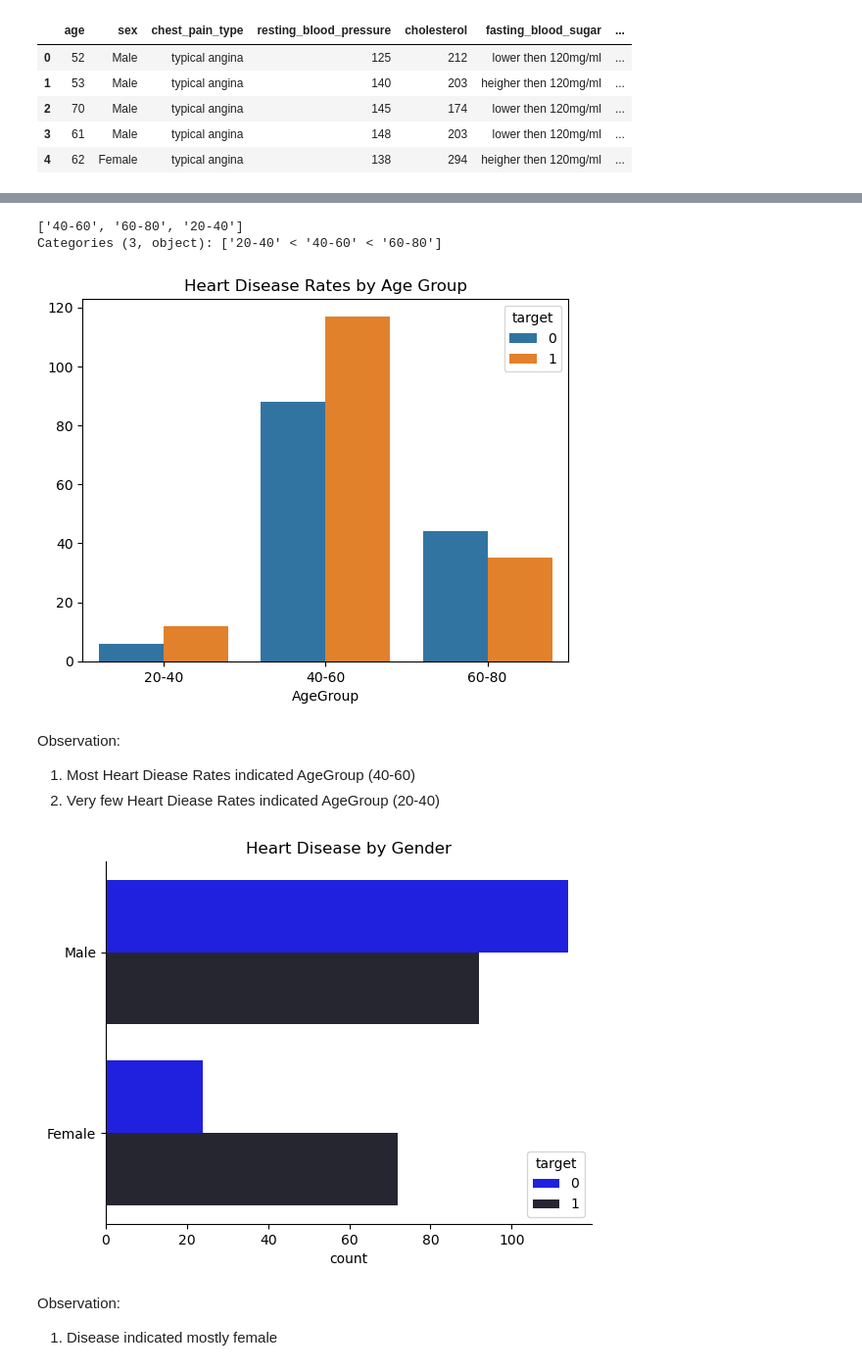
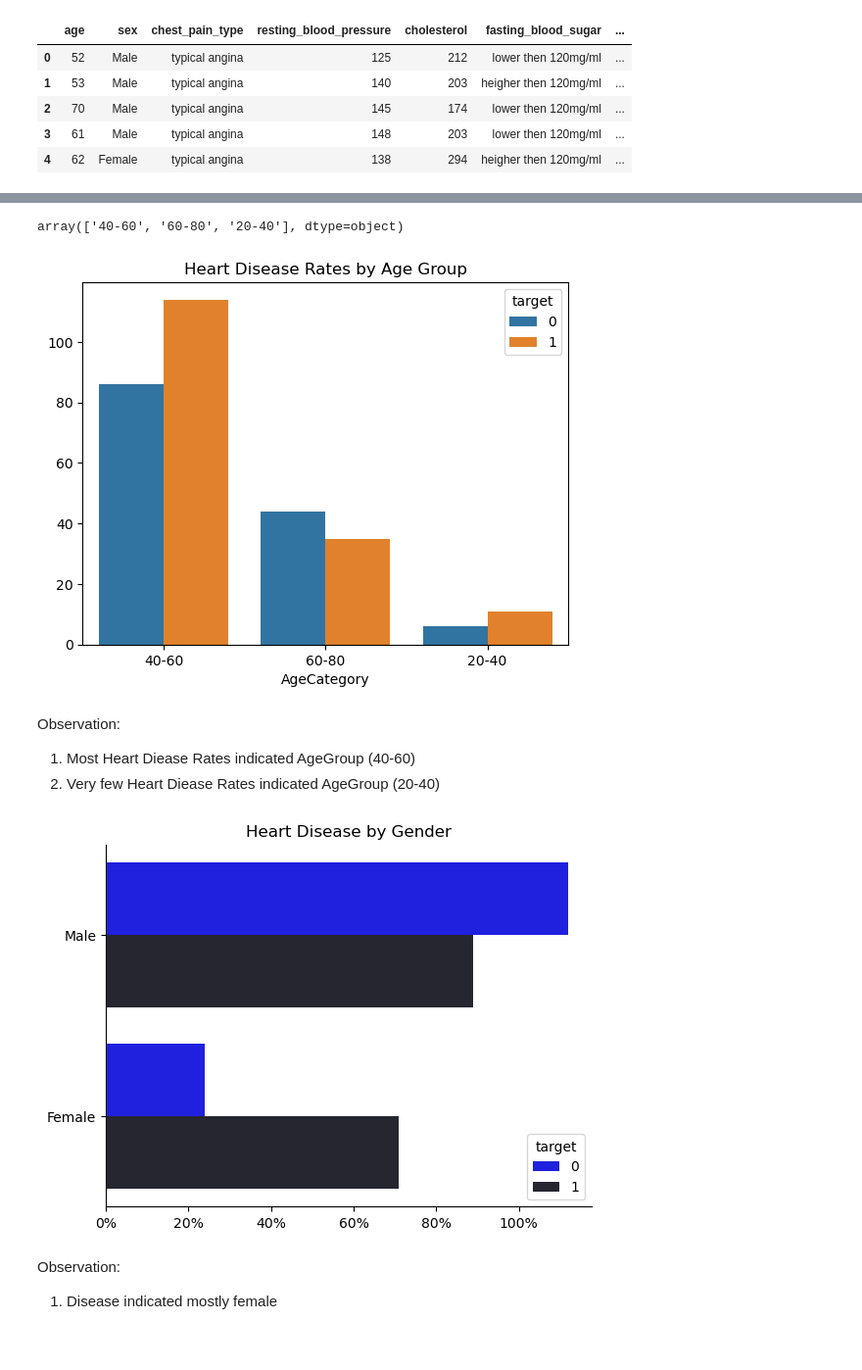
Before and after one commit to UsmanAhamed12/Data-Analyst-Intern-Project, a Jupyter notebook: HEART DISEASE PROJECT/Notebooks/_EDA_.ipynb, the cells around one changed output, grey strips where cells are left out. Shown at 98% size. Saved outputs shown, nothing was run; the diff lists cells and outputs as text; code cells hidden in the pictures; blank space fills up the shorter version.

```diff
--- a/HEART DISEASE PROJECT/Notebooks/_EDA_.ipynb
+++ b/HEART DISEASE PROJECT/Notebooks/_EDA_.ipynb
@@ -32,21 +32,17 @@ Data.describe().T
-# %%
-# Create age group feature
-Data['AgeGroup'] = pd.cut(Data['age'], bins=[20, 40, 60, 80], labels=['20-40', '40-60', '60-80'])
 # %%
-Data['AgeGroup'].unique()
+Data['AgeCategory'].unique()
 # %% [output]
-['40-60', '60-80', '20-40']
-Categories (3, object): ['20-40' < '40-60' < '60-80']
+array(['40-60', '60-80', '20-40'], dtype=object)
 # %%
 
 # Plot heart disease by age group
-sns.countplot(data=Data, x='AgeGroup', hue='target')
+sns.countplot(data=Data, x='AgeCategory', hue='target')
 
 plt.title('Heart Disease Rates by Age Group')
 plt.ylabel('')
 plt.show()
 # %% [output]
-[figure, old version]
+[figure, new version]
 # %% [markdown]
 Observation:
 
@@ -55,16 +51,22 @@ Observation:
 # %%
 # Plot heart disease rates by gender
 
 
 sns.countplot(data=Data, y='sex', hue='target', palette= 'dark:b_r')
+
+from matplotlib.ticker import PercentFormatter
+
+ax = plt.gca()
+ax.xaxis.set_major_formatter(PercentFormatter(decimals= 0))
+
 sns.despine()
-
 plt.ylabel('')
+plt.xlabel('')
 plt.title('Heart Disease by Gender')
 
 plt.show()
 # %% [output]
-[figure, old version]
+[figure, new version]
 # %% [markdown]
 Observation:
 
```
Also changed, not shown: parts of 4 cells of this notebook, 7 other files.
